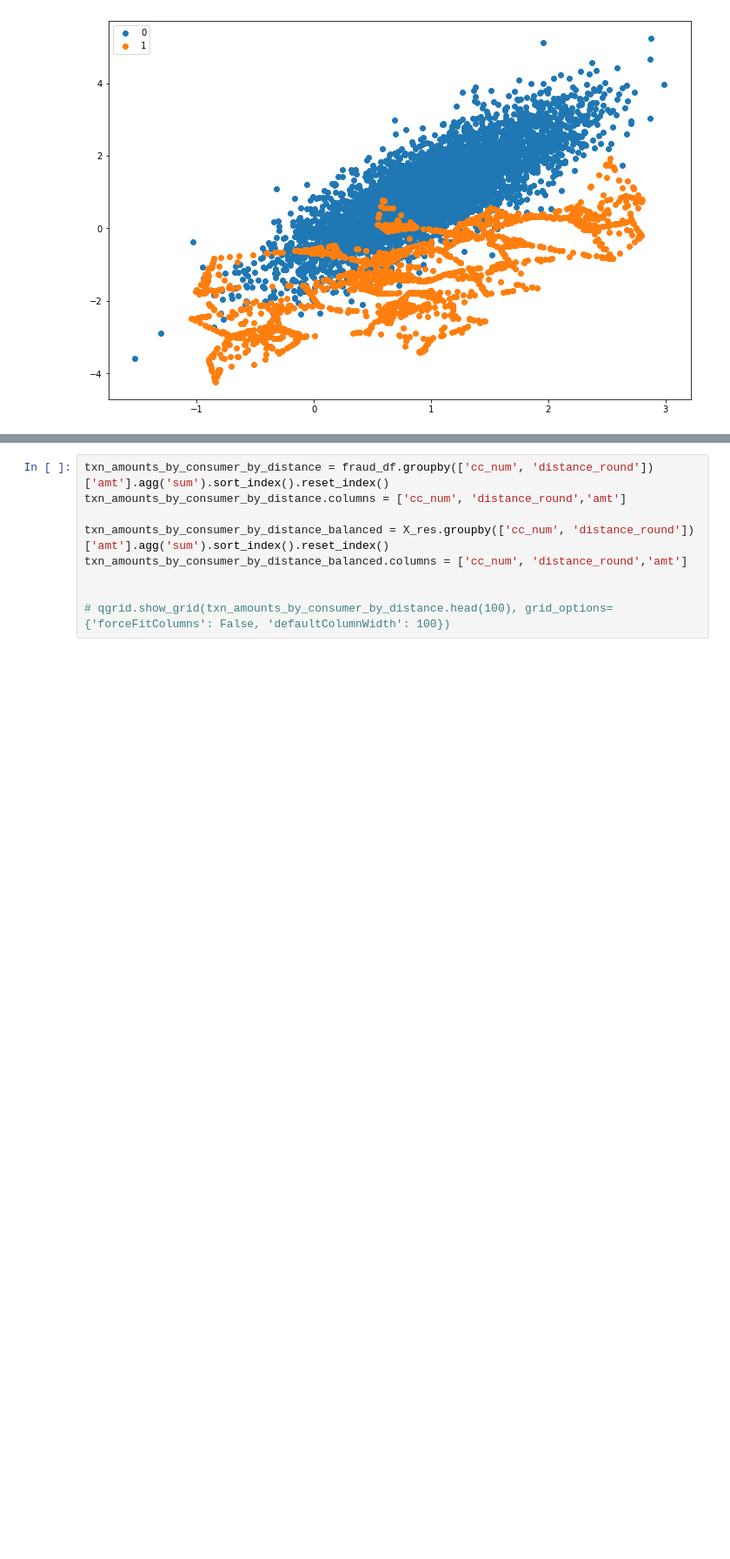
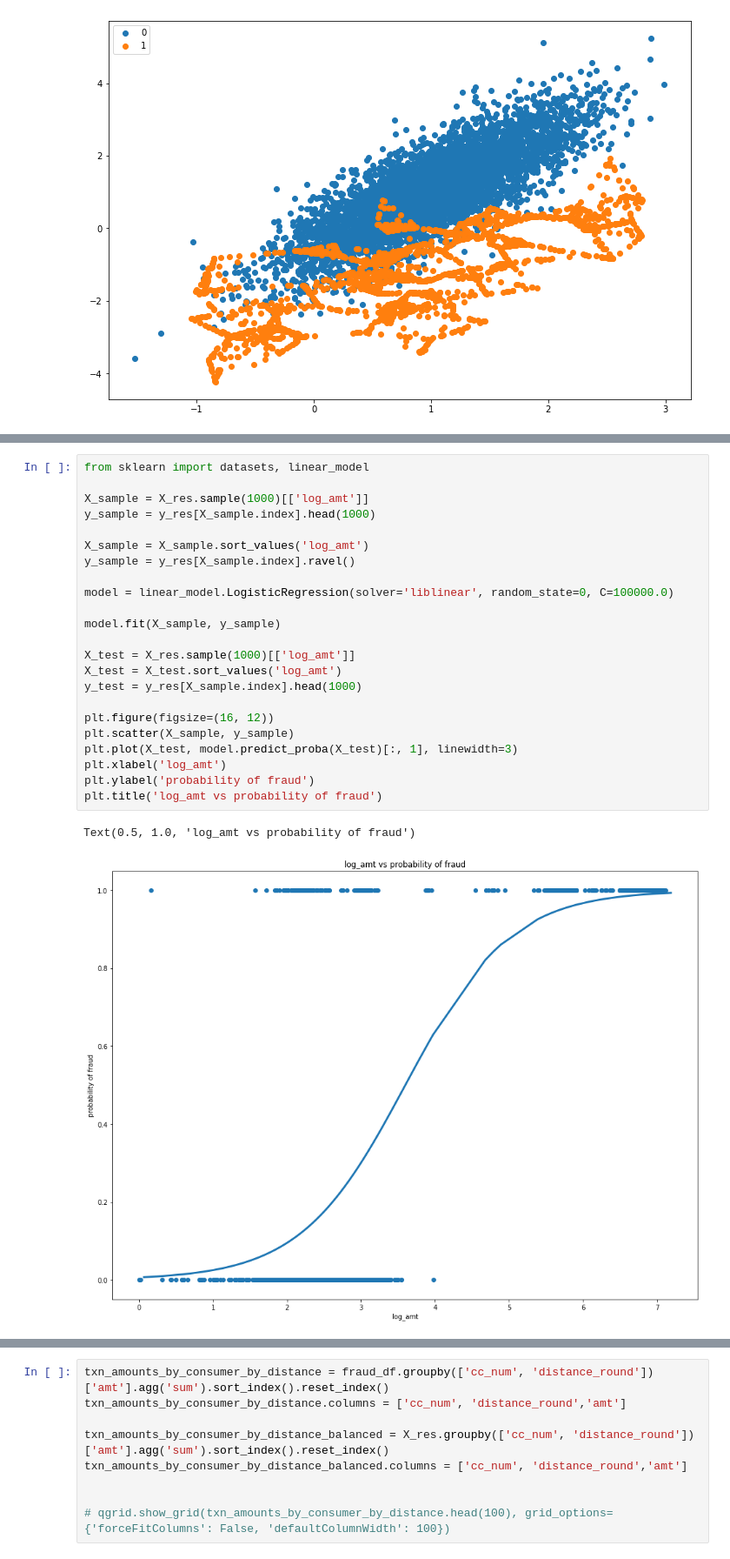
Before and after one commit to cwperks/eai6000_group5, a Jupyter notebook: week2/cperkins_week2_eda.ipynb, the cells around one changed output, grey strips where cells are left out. Shown at 87% size. Cells and saved outputs as stored; diff of their text form; blank space fills up the shorter version.

Commit message:
Add linear regression with labeled data

```diff
--- a/week2/cperkins_week2_eda.ipynb
+++ b/week2/cperkins_week2_eda.ipynb
@@ -315,0 +366,26 @@ Counter({0: 4752, 1: 2376})
+# %%
+from sklearn import datasets, linear_model
+
+X_sample = X_res.sample(1000)[['log_amt']]
+y_sample = y_res[X_sample.index].head(1000)
+
+X_sample = X_sample.sort_values('log_amt')
+y_sample = y_res[X_sample.index].ravel()
+
+model = linear_model.LogisticRegression(solver='liblinear', random_state=0, C=100000.0)
+
+model.fit(X_sample, y_sample)
+
+X_test = X_res.sample(1000)[['log_amt']]
+X_test = X_test.sort_values('log_amt')
+y_test = y_res[X_sample.index].head(1000)
+
+plt.figure(figsize=(16, 12))
+plt.scatter(X_sample, y_sample)
+plt.plot(X_test, model.predict_proba(X_test)[:, 1], linewidth=3)
+plt.xlabel('log_amt')
+plt.ylabel('probability of fraud')
+plt.title('log_amt vs probability of fraud')
+# %% [output]
+Text(0.5, 1.0, 'log_amt vs probability of fraud')
+[figure, added]
```
Also changed, not shown: parts of 9 cells of this notebook.
